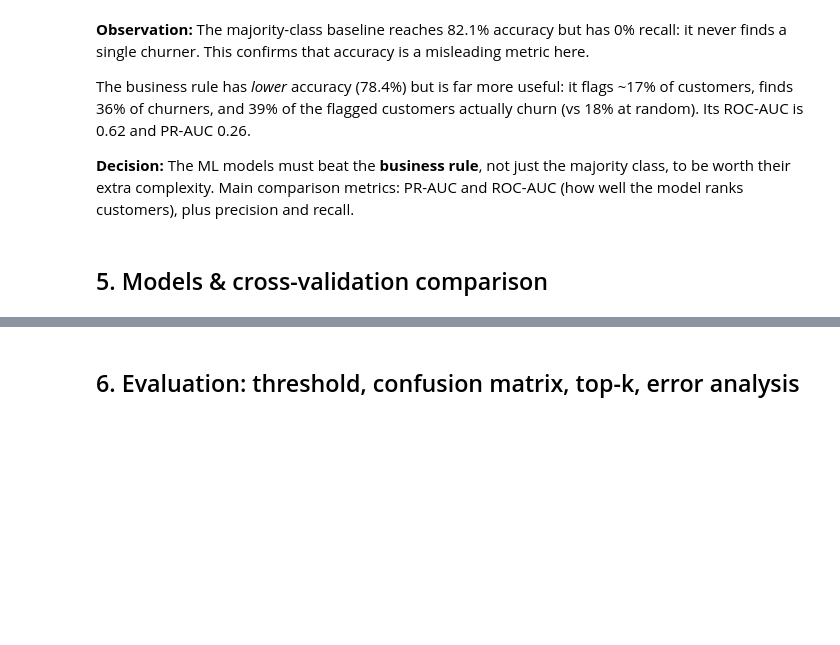
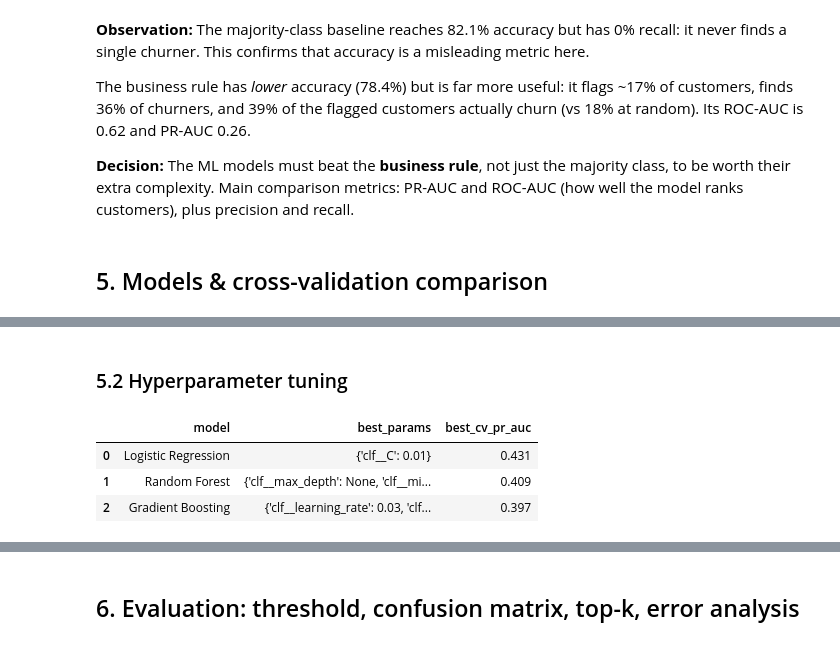
Before and after one commit to mineterkan/customer-churn-prediction, a Jupyter notebook: notebooks/churn_analysis.ipynb, the cells around one changed output, grey strips where cells are left out. Cells and saved outputs as stored; diff of their text form; code cells hidden in the pictures; blank space fills up the shorter version.

```diff
--- a/notebooks/churn_analysis.ipynb
+++ b/notebooks/churn_analysis.ipynb
@@ -531,0 +575,26 @@ The business rule has *lower* accuracy (78.4%) but is far more useful: it flags
+# %% [markdown]
+### 5.2 Hyperparameter tuning
+# %%
+from sklearn.model_selection import GridSearchCV
+
+param_grids = {
+    "Logistic Regression": {"clf__C": [0.01, 0.1, 1, 10]},
+    "Random Forest": {"clf__min_samples_leaf": [5, 20, 50], "clf__max_depth": [None, 5]},
+    "Gradient Boosting": {"clf__max_depth": [2, 3], "clf__learning_rate": [0.03, 0.1],
+                          "clf__max_iter": [100, 300]},
+}
+
+tuning_rows = []
+for name, model in make_models().items():
+    pipe = Pipeline([("pre", make_preprocessor()), ("clf", model)])
+    search = GridSearchCV(pipe, param_grids[name], cv=cv, scoring="average_precision")
+    search.fit(X_train, y_train)
+    tuning_rows.append({"model": name,
+                        "best_params": search.best_params_,
+                        "best_cv_pr_auc": round(search.best_score_, 3)})
+pd.DataFrame(tuning_rows)
+# %% [output]
+|  | model | best_params | best_cv_pr_auc |
+| 0 | Logistic Regression | {'clf__C': 0.01} | 0.431 |
+| 1 | Random Forest | {'clf__max_depth': None, 'clf__mi... | 0.409 |
+| 2 | Gradient Boosting | {'clf__learning_rate': 0.03, 'clf... | 0.397 |
```
Also changed, not shown: parts of 8 cells of this notebook.
